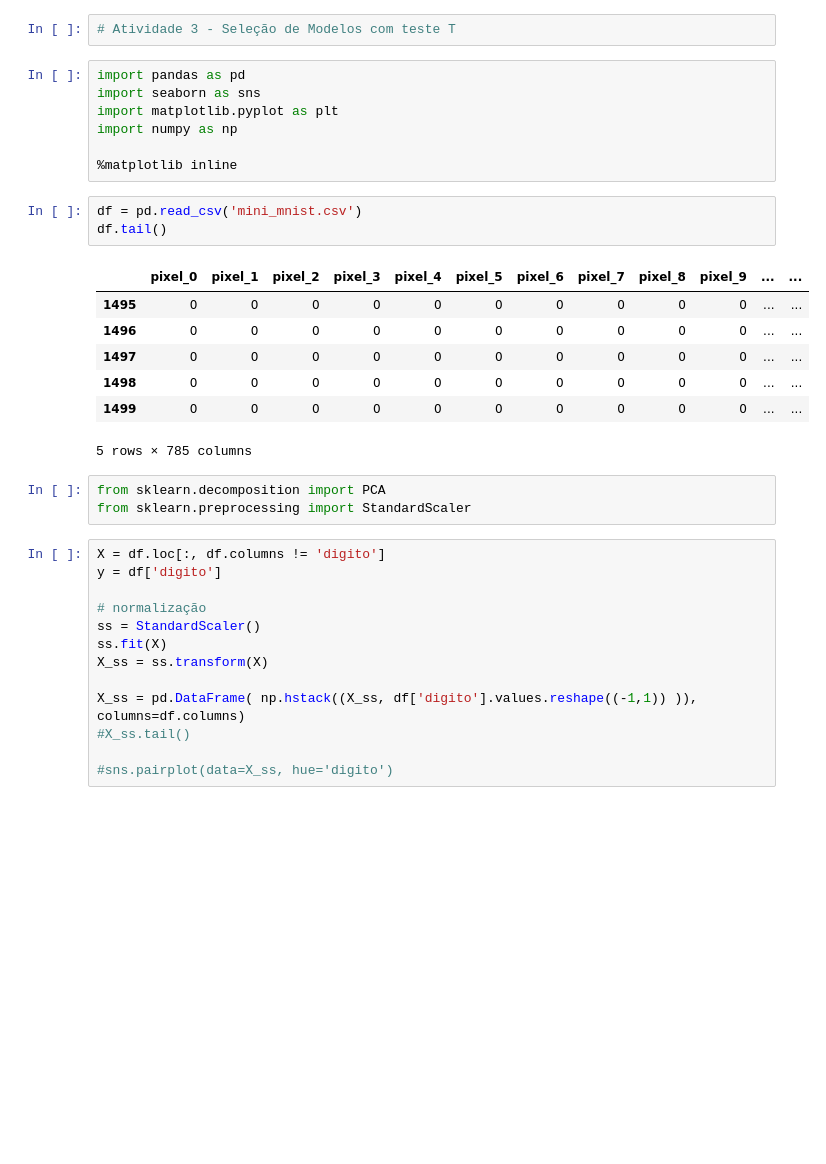
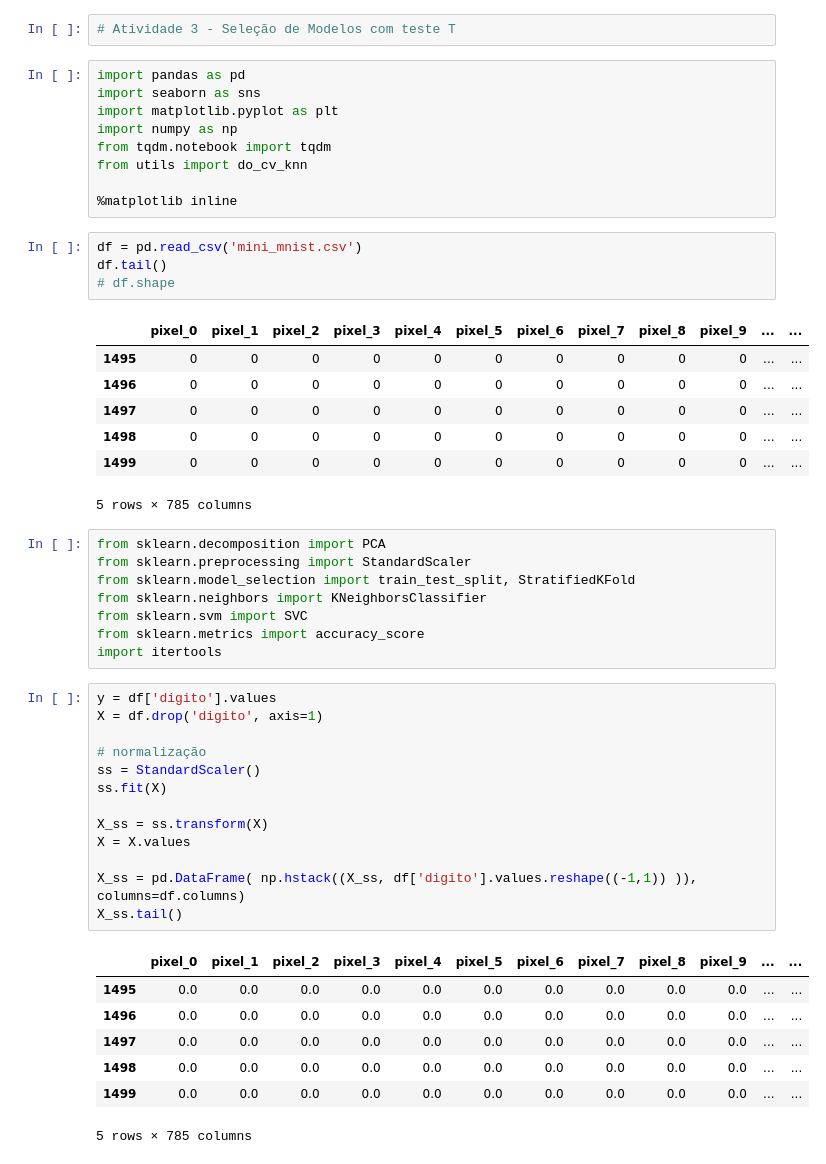
Before and after one commit to JuanFSR/MachineLearning, a Jupyter notebook: Atividade-3/atividade_3.ipynb, the cells around one changed output. Saved outputs shown, nothing was run; the diff lists cells and outputs as text; blank space fills up the shorter version.

```diff
--- a/Atividade-3/atividade_3.ipynb
+++ b/Atividade-3/atividade_3.ipynb
@@ -5,11 +5,14 @@ import pandas as pd
 import seaborn as sns
 import matplotlib.pyplot as plt
 import numpy as np
+from tqdm.notebook import tqdm
+from utils import do_cv_knn
 
 %matplotlib inline
 # %%
 df = pd.read_csv('mini_mnist.csv')
 df.tail()
+# df.shape
 # %% [output]
 |  | pixel_0 | pixel_1 | pixel_2 | pixel_3 | pixel_4 | pixel_5 | pixel_6 | pixel_7 | pixel_8 | pixel_9 | ... | ... |
 | 1495 | 0 | 0 | 0 | 0 | 0 | 0 | 0 | 0 | 0 | 0 | ... | ... |
@@ -21,18 +24,31 @@ df.tail()
 # %%
 from sklearn.decomposition import PCA
 from sklearn.preprocessing import StandardScaler
+from sklearn.model_selection import train_test_split, StratifiedKFold
+from sklearn.neighbors import KNeighborsClassifier
+from sklearn.svm import SVC
+from sklearn.metrics import accuracy_score
+import itertools
 # %%
-X = df.loc[:, df.columns != 'digito']
-y = df['digito']
+y = df['digito'].values
+X = df.drop('digito', axis=1)
 
 # normalização
 ss = StandardScaler()
 ss.fit(X)
+
 X_ss = ss.transform(X)
+X = X.values
 
 X_ss = pd.DataFrame( np.hstack((X_ss, df['digito'].values.reshape((-1,1)) )), columns=df.columns)
-#X_ss.tail()
-
-#sns.pairplot(data=X_ss, hue='digito')
+X_ss.tail()
+# %% [output]
+|  | pixel_0 | pixel_1 | pixel_2 | pixel_3 | pixel_4 | pixel_5 | pixel_6 | pixel_7 | pixel_8 | pixel_9 | ... | ... |
+| 1495 | 0.0 | 0.0 | 0.0 | 0.0 | 0.0 | 0.0 | 0.0 | 0.0 | 0.0 | 0.0 | ... | ... |
+| 1496 | 0.0 | 0.0 | 0.0 | 0.0 | 0.0 | 0.0 | 0.0 | 0.0 | 0.0 | 0.0 | ... | ... |
+| 1497 | 0.0 | 0.0 | 0.0 | 0.0 | 0.0 | 0.0 | 0.0 | 0.0 | 0.0 | 0.0 | ... | ... |
+| 1498 | 0.0 | 0.0 | 0.0 | 0.0 | 0.0 | 0.0 | 0.0 | 0.0 | 0.0 | 0.0 | ... | ... |
+| 1499 | 0.0 | 0.0 | 0.0 | 0.0 | 0.0 | 0.0 | 0.0 | 0.0 | 0.0 | 0.0 | ... | ... |
+5 rows × 785 columns
 # %%
 pca = PCA(n_components=2)
```
Also changed, not shown: parts of 5 cells of this notebook, 1 other file.
